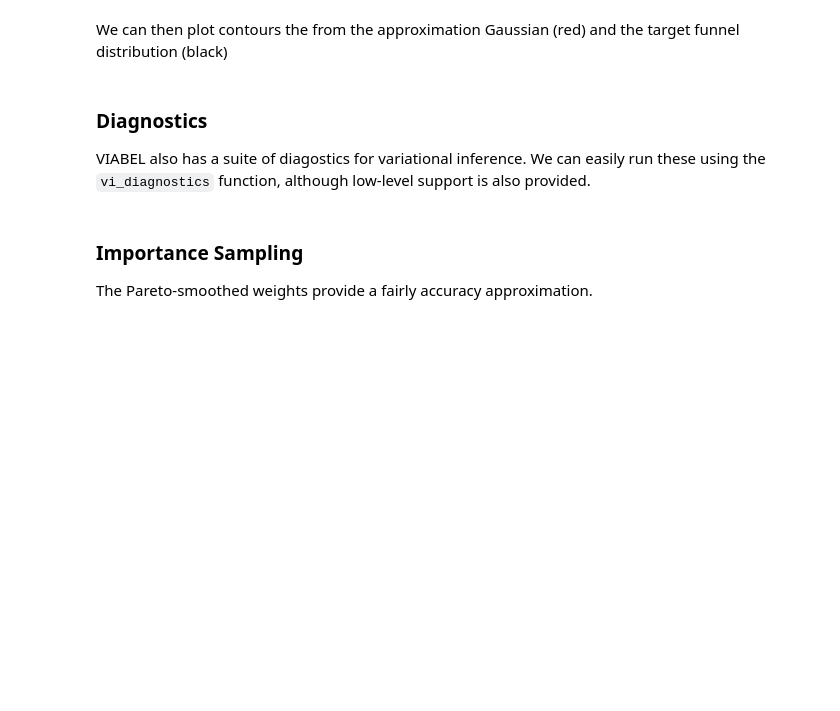
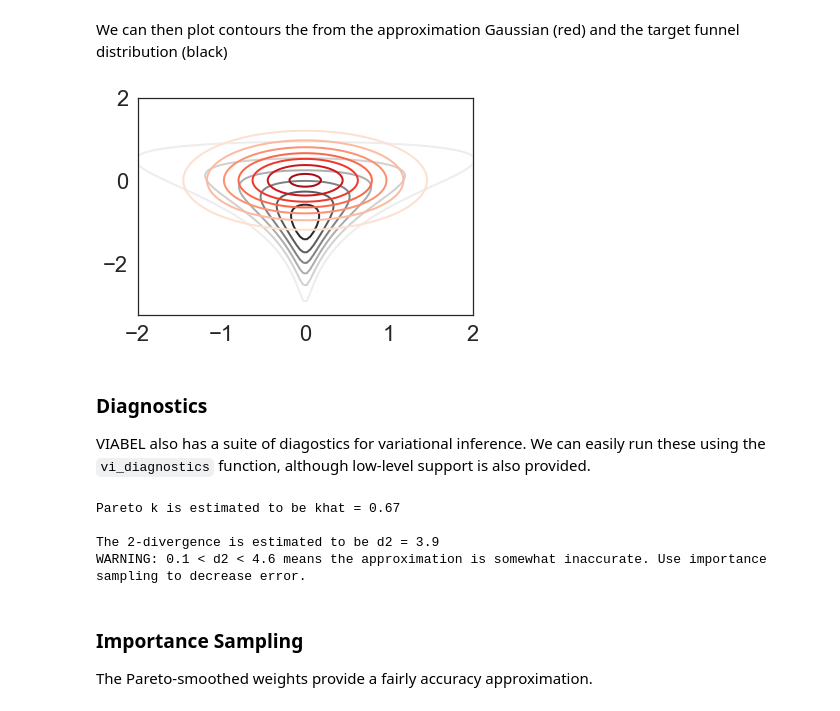
Before and after one commit to jhuggins/viabel, a Jupyter notebook: docs/source/quickstart.ipynb, the cells around one changed output. Drawn from its saved outputs; the diff is of its cells as text; code cells hidden in the pictures; blank space fills up the shorter version.

```diff
--- a/docs/source/quickstart.ipynb
+++ b/docs/source/quickstart.ipynb
@@ -27,28 +29,30 @@ We can then plot contours the from the approximation Gaussian (red) and the targ
 # %%
 import matplotlib.pyplot as plt
 import seaborn as sns
 
 sns.set_style('white')
 sns.set_context('notebook', font_scale=2, rc={'lines.linewidth': 2})
 
 def plot_approx_and_exact_contours(log_density, approx, var_param,
                                    xlim, ylim, cmap2='Reds'):
     xlist = np.linspace(*xlim, 100)
     ylist = np.linspace(*ylim, 100)
     X, Y = np.meshgrid(xlist, ylist)
     XY = np.concatenate([np.atleast_2d(X.ravel()), np.atleast_2d(Y.ravel())]).T
     zs = np.exp(log_density(XY))
     Z = zs.reshape(X.shape)
     zsapprox = np.exp(approx.log_density(var_param, XY))
     Zapprox = zsapprox.reshape(X.shape)
     plt.contour(X, Y, Z, cmap='Greys', linestyles='solid')
     plt.contour(X, Y, Zapprox, cmap=cmap2, linestyles='solid')
     plt.xlim(xlim)
     plt.ylim(ylim)
     plt.show()
 
-plot_approx_and_exact_contours(log_density, results['objective'].approx, results['var_param'],
+plot_approx_and_exact_contours(log_density, results['objective'].approx, results['opt_param'],
                                xlim=[-2, 2], ylim=[-3.25, 2])
+# %% [output]
+[figure, added]
 # %% [markdown]
 ### Diagnostics
 
@@ -57,8 +61,13 @@ VIABEL also has a suite of diagostics for variational inference. We can easily r
 from viabel import vi_diagnostics
 import warnings
 with warnings.catch_warnings():
-    warnings.simplefilter("ignore")
-    diagnostics = vi_diagnostics(results['var_param'], objective=results['objective'], n_samples=100000)
+    warnings.simplefilter('ignore')
+    diagnostics = vi_diagnostics(results['opt_param'], objective=results['objective'], n_samples=100000)
+# %% [output]
+Pareto k is estimated to be khat = 0.67
+
+The 2-divergence is estimated to be d2 = 3.9
+WARNING: 0.1 < d2 < 4.6 means the approximation is somewhat inaccurate. Use importance sampling to decrease error.
 # %% [markdown]
 ### Importance Sampling
 
```
Also changed, not shown: parts of 2 cells of this notebook, 11 other files.
